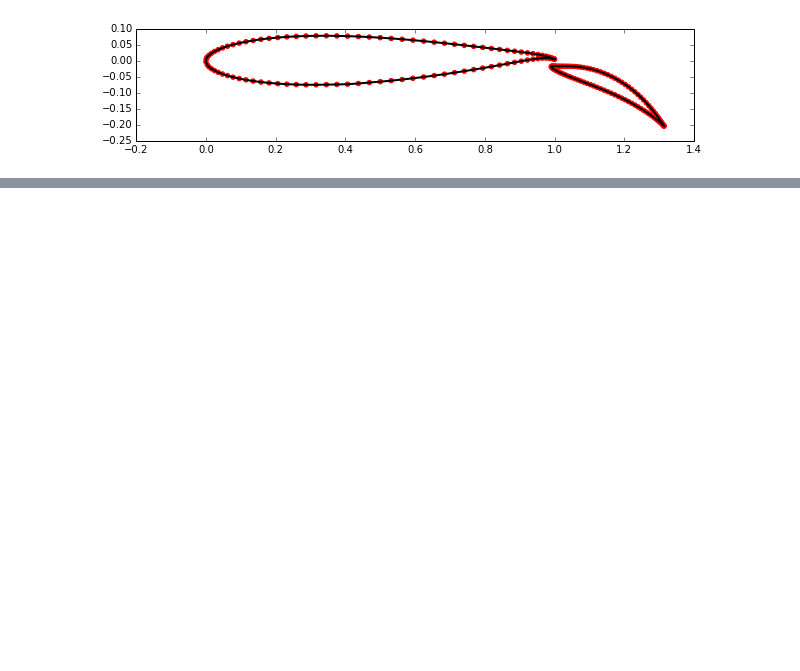
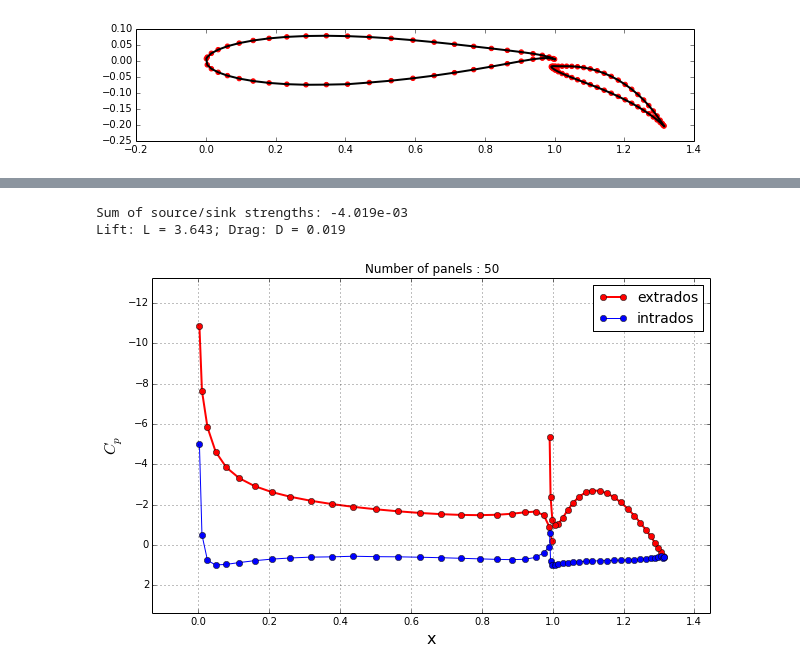
Before and after one commit to cparvini/AeroHydroWork, a Jupyter notebook: Lesson11_assignment.ipynb, the cells around one changed output, grey strips where cells are left out. Drawn from its saved outputs; the diff is of its cells as text; code cells hidden in the pictures; blank space fills up the shorter version.

```diff
--- a/Lesson11_assignment.ipynb
+++ b/Lesson11_assignment.ipynb
@@ -202,14 +282,36 @@ def build_matrix(panels):
     A -- (N+2)x(N+2) matrix (N is the number of panels).
     """
     N = len(panels)
-    A = numpy.empty((N+2, N+2), dtype=float)
-    At = numpy.empty((N,N+2), dtype=float)
+    ak = numpy.empty((2,N+2), dtype=float)
+    a_t = numpy.zeros((N,N+2), dtype=float)
+    at1, at2 = numpy.zeros((N), dtype=float), numpy.zeros((N), dtype=float)
+    av = numpy.empty((N,2), dtype=float)
+    A = numpy.empty((N+2,N+2), dtype=float)
+
+    Bn = numpy.empty((N,N), dtype=float)
+    numpy.fill_diagonal(Bn, 0.0)
 
     An = source_matrix(panels)
-    av = vortex_array(panels)
-    ak, At = kutta_array(panels, An)
 
-    A[0:N,0:N], A[0:N,N:], A[N:,:] = An[:,:], av[:,:], ak[:,:]
+    for i, p_i in enumerate(panels):
+        for j, p_j in enumerate(panels):
+            if i != j:
+                Bn[i,j] = -0.5/numpy.pi*integral(p_i.xc, p_i.yc, p_j, numpy.sin(p_i.beta), -numpy.cos(p_i.beta))
 
-    return A, At
+    for i, p_i in enumerate(panels):
+        av[i,0] = numpy.sum(Bn[i,:N/2])
+        av[i,1] = numpy.sum(Bn[i,N/2:])
+
+    for i, p_i in enumerate(panels):
+        at1[i] = numpy.sum(An[i,:N/2])
+        at2[i] = numpy.sum(An[i,N/2:])
+
+    a_t[:N,:N] = Bn
+    a_t[:,-2], a_t[:,-1] = -at1, -at2
+
+    ak[0,:], ak[1,:] = a_t[0,:] + a_t[N/2-1,:], a_t[N/2,:] + a_t[-1,:]
+
+    A[0:N,0:N], A[0:N,N:], A[N:,:] = An, av, ak
+
+    return A, a_t
 # %%
@@ -285,10 +341,10 @@ def kutta_array(panels, a_n):
 N = 100
 Nx, Ny = 100, 100
 
-with open ('../AeroPython/lessons/resources/MainFoil_N=100.csv') as file_name:
+with open ('../lessons/resources/MainFoil_N=50.csv') as file_name:
     xm, ym = numpy.genfromtxt(file_name, dtype=float, delimiter=',', unpack=True)
 
-with open ('../AeroPython/lessons/resources/FlapFoil_N=100.csv') as file_name:
+with open ('../lessons/resources/FlapFoil_N=50.csv') as file_name:
     xf, yf = numpy.genfromtxt(file_name, dtype=float, delimiter=',', unpack=True)
 
 pyplot.figure(figsize=(10,2))
@@ -347,37 +401,39 @@ pyplot.plot([panel.xc for panel in panel_main if panel.loc == 'extrados'],
          [panel.cp for panel in panel_main if panel.loc == 'extrados'],
          color='r', linestyle='-', linewidth=2, marker='o', markersize=6)
 pyplot.plot([panel.xc for panel in panel_main if panel.loc == 'intrados'],
          [panel.cp for panel in panel_main if panel.loc == 'intrados'],
          color='b', linestyle='-', linewidth=1, marker='o', markersize=6)
 
 pyplot.plot([panel.xc for panel in panel_flap if panel.loc == 'extrados'],
          [panel.cp for panel in panel_flap if panel.loc == 'extrados'],
          color='r', linestyle='-', linewidth=2, marker='o', markersize=6)
 pyplot.plot([panel.xc for panel in panel_flap if panel.loc == 'intrados'],
          [panel.cp for panel in panel_flap if panel.loc == 'intrados'],
          color='b', linestyle='-', linewidth=1, marker='o', markersize=6)
 
 pyplot.legend(['extrados', 'intrados'], loc='best', prop={'size':14})
 pyplot.xlim(x_start, x_end)
 pyplot.ylim(y_start, y_end)
 pyplot.gca().invert_yaxis()
 pyplot.title('Number of panels : %d' % N);
 
-accuracy = sum([panel.sigma*panel.length for panel in panel_main])
-accuracy += sum([panel.sigma*panel.length for panel in panel_flap])
+accuracy = sum([panel.sigma*panel.length for panel in panels])
 print('Sum of source/sink strengths: %.3e' %(accuracy))
 
 Gamma = sum(panel.length * gamma[0] for panel in panel_main)
 Gamma += sum(panel.length * gamma[1] for panel in panel_flap)
 
 lift, drag = 0., 0.
 for panel in panels:
     lift -= panel.cp * panel.length * math.sin(panel.beta)
     drag += panel.cp * panel.length * math.cos(panel.beta)
 
-cl = lift/(0.5*freestream.u_inf*(numpy.max([panel.xc for panel in panels])-numpy.min([panel.xc for panel in panels])))
 
-print(r'Lift: L = %.3f; Lift Coefficient: c_l = %.3f' %(lift, cl))
+print(r'Lift: L = %.3f; Drag: D = %.3f' %(lift, drag))
+# %% [output]
+Sum of source/sink strengths: -4.019e-03
+Lift: L = 3.643; Drag: D = 0.019
+[figure, added]
 # %%
 val_x, val_y = 1.0, 2.0
 x_min, x_max = numpy.min( [panel.xa for panel in panels] ), numpy.max( [panel.xa for panel in panels] )
```
Also changed, not shown: parts of 10 cells of this notebook, 1 other file.
